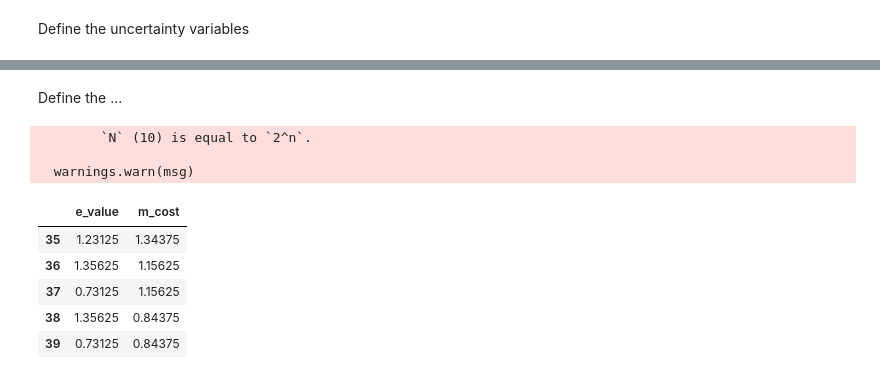
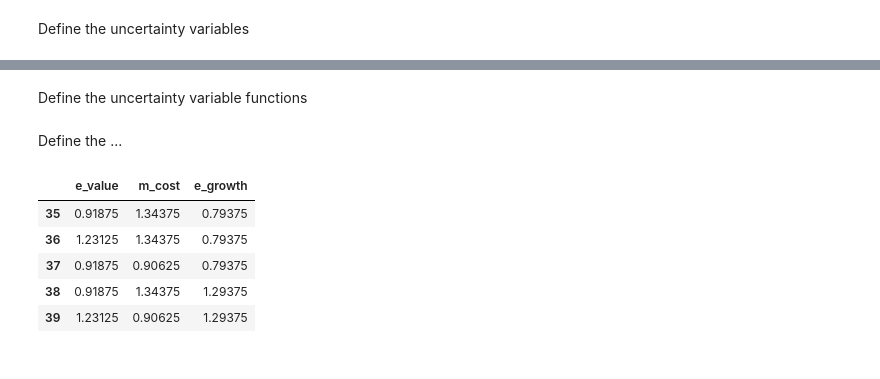
Before and after one commit to zeliest/coffee_banana_cacao_climate_risk, a Jupyter notebook: CostBenefit_CanopyCover.ipynb, the cells around one changed output, grey strips where cells are left out. Cells and saved outputs as stored; diff of their text form; code cells hidden in the pictures.

```diff
--- a/CostBenefit_CanopyCover.ipynb
+++ b/CostBenefit_CanopyCover.ipynb
@@ -158,4 +154,0 @@ We define `exp_base` as the exposure object used in the subsequent steps. This w
-# %%
-import copy
-
-exp_base = copy.deepcopy(exp_with_canopy)  # Create a base copy of the exposure object with canopy cover
@@ -542,3 +518,6 @@ Define the uncertainty variables
 ent_today_distr = {"e_value": sp.stats.uniform(0.7, 1),
                    "m_cost": sp.stats.uniform(0.5, 1)
                    }
+
+ent_future_distr = {"e_growth": sp.stats.uniform(0.7, 1)
+                     }
@@ -549,13 +524,15 @@ impf_vpd
+# %% [markdown]
+Define the uncertainty variable functions
 # %%
 import copy
-from climada.util.constants import ENT_DEMO_TODAY, ENT_DEMO_FUTURE, HAZ_DEMO_H5
 from climada.entity import Entity
-from climada.hazard import Hazard
 
+exp_fut_base = copy.deepcopy(exp)  # Create a base copy of the exposure object for the future entity
+exp_fut_base.ref_year = FUTURE_YEAR  # Set the reference year for the future exposure
 
 # Entity today has an uncertainty in the total asset value
 def ent_today_func(e_value, m_cost, # The uncertainty parameters
-                   exp_base=exp_base, impf_func_base=ImpactFuncSet([impf_vpd]), measure_set_base=meas_set, disc_base=disc_base # The base objects to copy and modify
+                   exp_base=exp, impf_func_base=imp_fun_set, measure_set_base=meas_set, disc_base=disc_base # The base objects to copy and modify
                    ):
     # Copy the base objects
     exp = copy.deepcopy(exp_base)
@@ -578,6 +555,32 @@ def ent_today_func(e_value, m_cost, # The uncertainty parameters
                     measure_set=meas_set,
                     disc_rates= disc_rate
                 )
+
+# Entity future has an uncertainty in the growth of the asset value
+def ent_future_func(
+    e_growth,  # Uncertainty parameter: asset value growth factor
+    exp_fut_base=exp_fut_base,
+    impf_func_base=ImpactFuncSet([impf_vpd]),
+    measure_set_base=meas_set,
+    disc_base=disc_base
+):
+    # Copy base inputs
+    exp = copy.deepcopy(exp_fut_base)
+    impf_func_set = copy.deepcopy(impf_func_base)
+    meas_set = copy.deepcopy(measure_set_base)
+    disc_rate = copy.deepcopy(disc_base)
+
+    # Scale exposure value based on growth factor
+    exp.gdf["value"] *= e_growth
+    exp.ref_year = FUTURE_YEAR  # Make sure ref_year is set
+
+    # Create and return future entity
+    return Entity(
+        exposures=exp,
+        impact_func_set=impf_func_set,
+        measure_set=meas_set,
+        disc_rates=disc_rate
+    )
 # %% [markdown]
 Define  the  ...
 # %%
@@ -587,24 +590,21 @@ from climada.engine.unsequa import CalcCostBenefit
 
 
 unc_cb = CalcCostBenefit(
-    haz_input_var=haz_base,
+    haz_input_var=haz,
     ent_input_var=InputVar(ent_today_func, ent_today_distr),
     haz_fut_input_var = None,
-    ent_fut_input_var = None
+    ent_fut_input_var = InputVar(ent_future_func, ent_future_distr)
     )
 # %%
-output_cb = unc_cb.make_sample(N=10, sampling_kwargs={"calc_second_order": False})
+output_cb = unc_cb.make_sample(N=10^2, sampling_kwargs={"calc_second_order": False})
 output_cb.get_samples_df().tail()
 # %% [output]
-        `N` (10) is equal to `2^n`.
-
-  warnings.warn(msg)
-|  | e_value | m_cost |
-| 35 | 1.23125 | 1.34375 |
-| 36 | 1.35625 | 1.15625 |
-| 37 | 0.73125 | 1.15625 |
-| 38 | 1.35625 | 0.84375 |
-| 39 | 0.73125 | 0.84375 |
+|  | e_value | m_cost | e_growth |
+| 35 | 0.91875 | 1.34375 | 0.79375 |
+| 36 | 1.23125 | 1.34375 | 0.79375 |
+| 37 | 0.91875 | 0.90625 | 0.79375 |
+| 38 | 0.91875 | 1.34375 | 1.29375 |
+| 39 | 1.23125 | 0.90625 | 1.29375 |
 # %%
 # without pool
 output_cb = unc_cb.uncertainty(output_cb)
```
Also changed, not shown: parts of 68 cells of this notebook, 1 other file.
